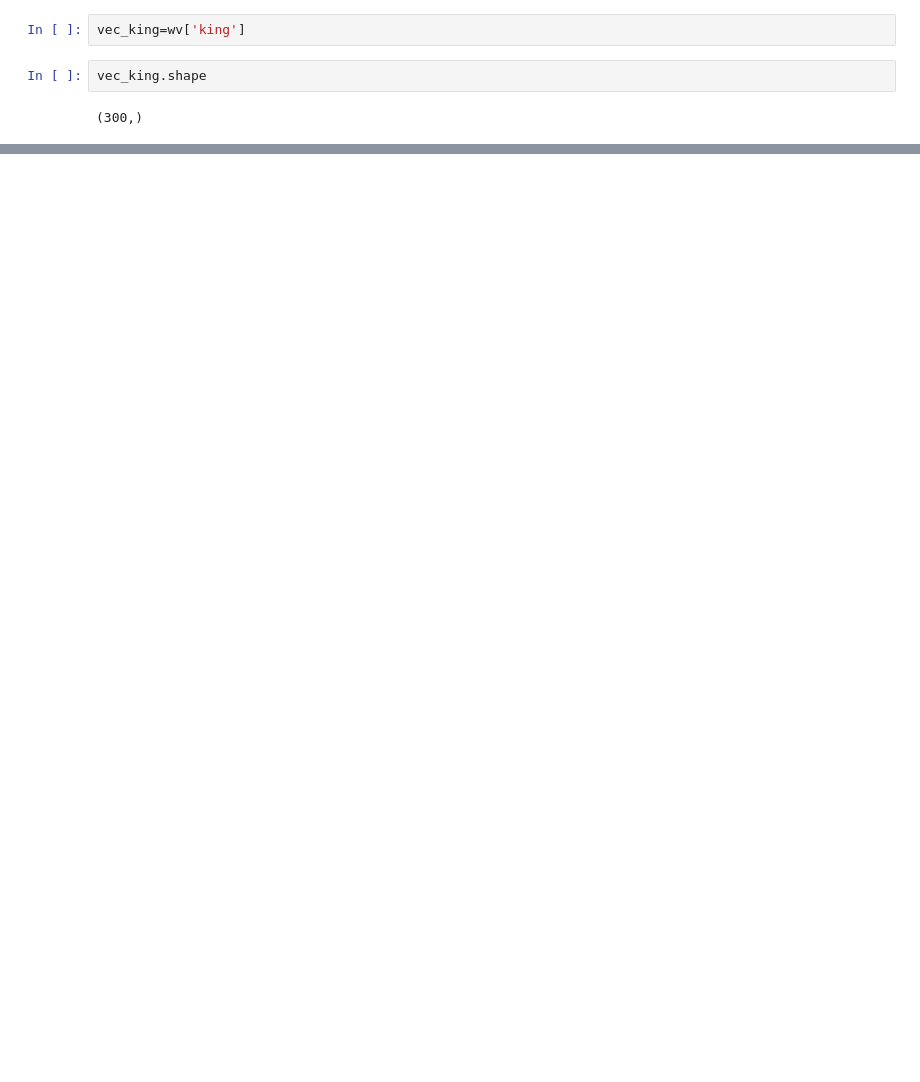
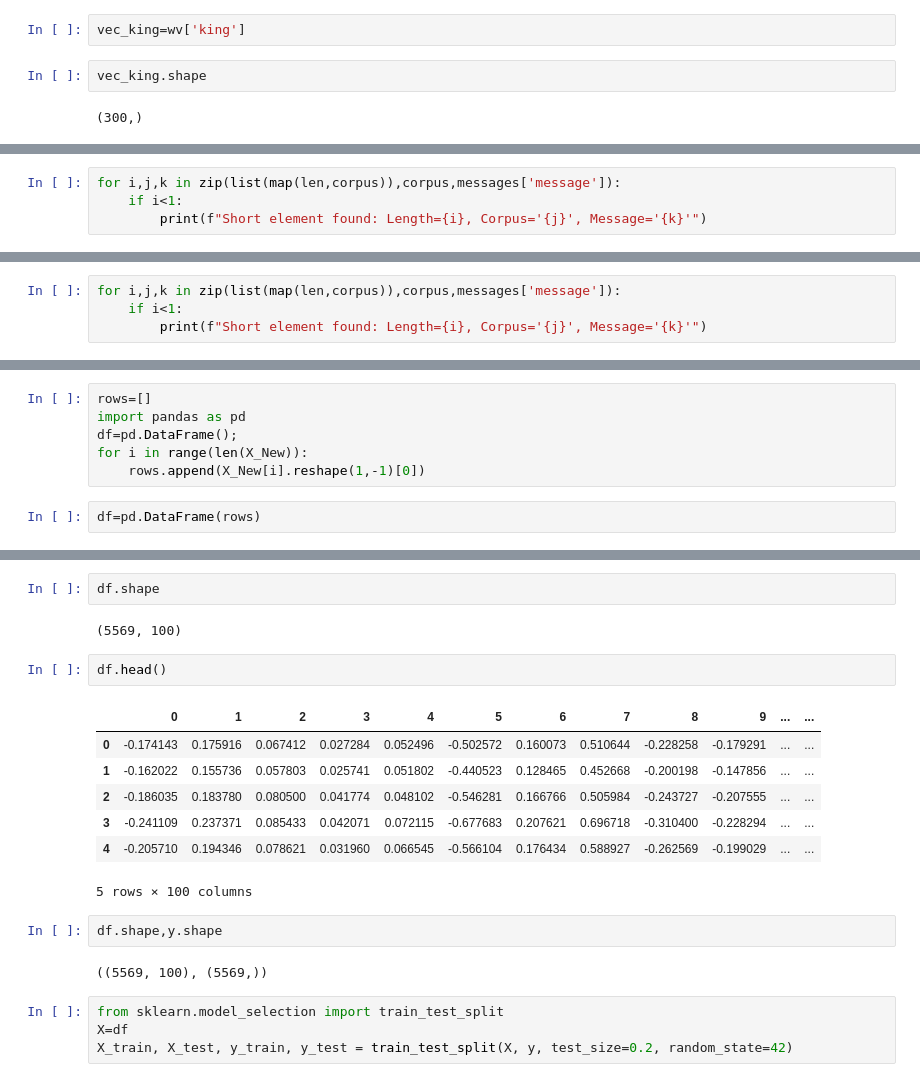
Before and after one commit to hetbhagatji09/Introduction_to_NLP, a Jupyter notebook: WORD2VEC.ipynb, the cells around one changed output, grey strips where cells are left out. Saved outputs shown, nothing was run; the diff lists cells and outputs as text; blank space fills up the shorter version.

```diff
--- a/WORD2VEC.ipynb
+++ b/WORD2VEC.ipynb
@@ -108,0 +355,4 @@ wv.most_similar([vec])
+# %%
+for i,j,k in zip(list(map(len,corpus)),corpus,messages['message']):
+    if i<1:
+        print(f"Short element found: Length={i}, Corpus='{j}', Message='{k}'")
@@ -108,0 +378,4 @@ wv.most_similar([vec])
+# %%
+for i,j,k in zip(list(map(len,corpus)),corpus,messages['message']):
+    if i<1:
+        print(f"Short element found: Length={i}, Corpus='{j}', Message='{k}'")
@@ -108,0 +390,8 @@ wv.most_similar([vec])
+# %%
+rows=[]
+import pandas as pd
+df=pd.DataFrame();
+for i in range(len(X_New)):
+    rows.append(X_New[i].reshape(1,-1)[0])
+# %%
+df=pd.DataFrame(rows)
@@ -108,0 +404,22 @@ wv.most_similar([vec])
+# %%
+df.shape
+# %% [output]
+(5569, 100)
+# %%
+df.head()
+# %% [output]
+|  | 0 | 1 | 2 | 3 | 4 | 5 | 6 | 7 | 8 | 9 | ... | ... |
+| 0 | -0.174143 | 0.175916 | 0.067412 | 0.027284 | 0.052496 | -0.502572 | 0.160073 | 0.510644 | -0.228258 | -0.179291 | ... | ... |
+| 1 | -0.162022 | 0.155736 | 0.057803 | 0.025741 | 0.051802 | -0.440523 | 0.128465 | 0.452668 | -0.200198 | -0.147856 | ... | ... |
+| 2 | -0.186035 | 0.183780 | 0.080500 | 0.041774 | 0.048102 | -0.546281 | 0.166766 | 0.505984 | -0.243727 | -0.207555 | ... | ... |
+| 3 | -0.241109 | 0.237371 | 0.085433 | 0.042071 | 0.072115 | -0.677683 | 0.207621 | 0.696718 | -0.310400 | -0.228294 | ... | ... |
+| 4 | -0.205710 | 0.194346 | 0.078621 | 0.031960 | 0.066545 | -0.566104 | 0.176434 | 0.588927 | -0.262569 | -0.199029 | ... | ... |
+5 rows × 100 columns
+# %%
+df.shape,y.shape
+# %% [output]
+((5569, 100), (5569,))
+# %%
+from sklearn.model_selection import train_test_split
+X=df
+X_train, X_test, y_train, y_test = train_test_split(X, y, test_size=0.2, random_state=42)
```
Also changed, not shown: parts of 65 cells of this notebook.
